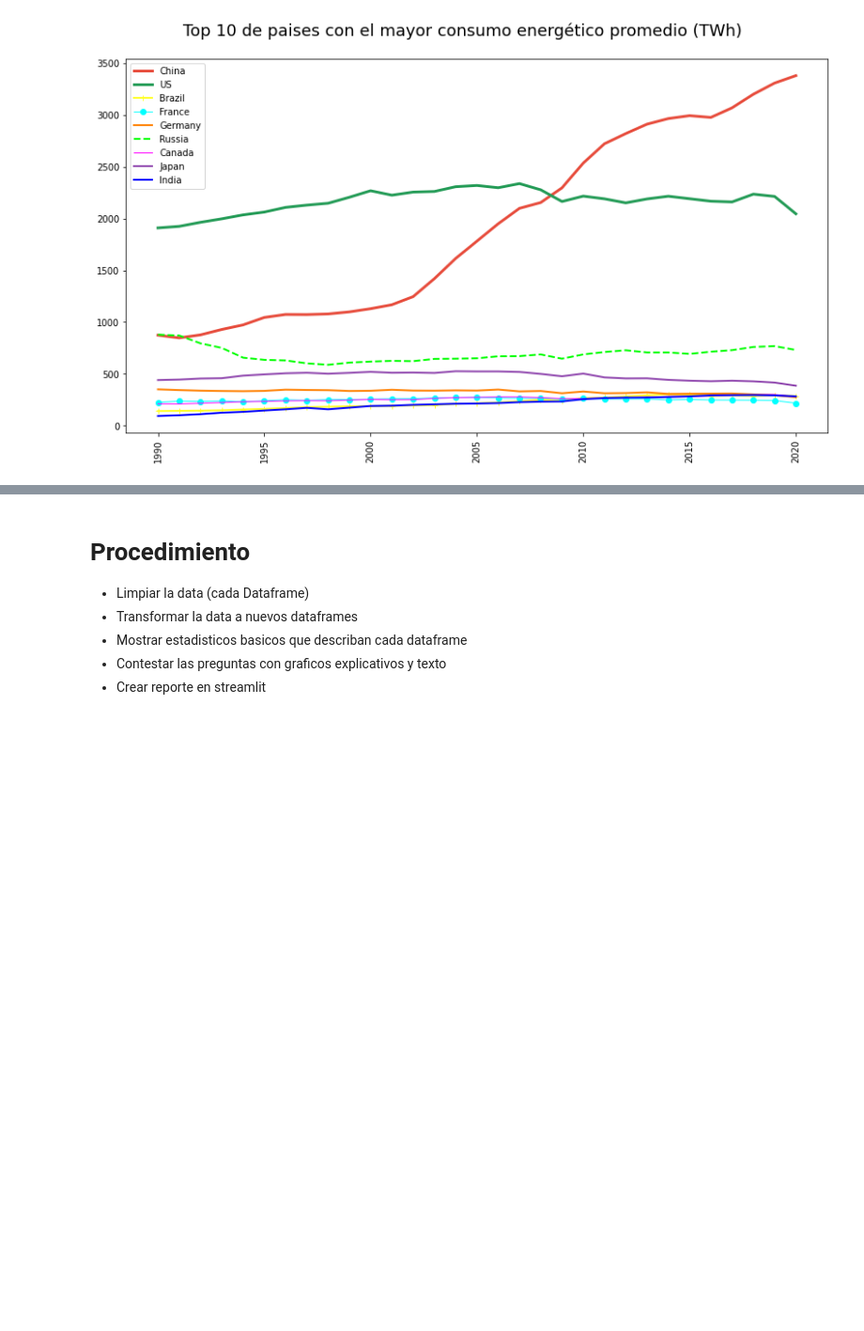
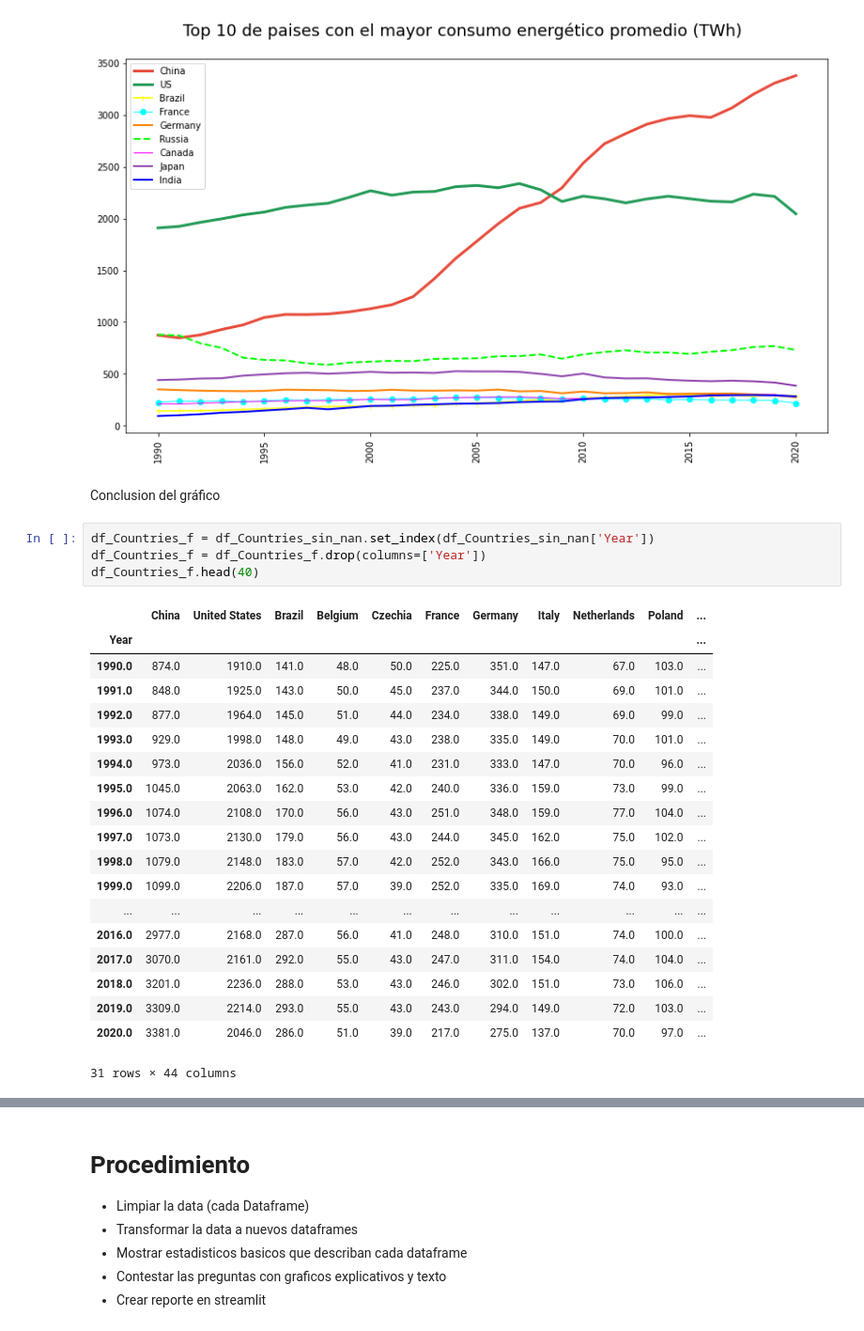
Before and after one commit to malvaradogcode/ProyectBootcamp, a Jupyter notebook: src/eda.ipynb, the cells around one changed output, grey strips where cells are left out. Shown: that part at 94% size. Cells and saved outputs as stored; diff of their text form; blank space fills up the shorter version.

```diff
--- a/src/eda.ipynb
+++ b/src/eda.ipynb
@@ -320,3 +312,29 @@ fig.suptitle('Top 10 de paises con el mayor consumo energético promedio (TWh)',
 plt.show()
 # %% [output]
 [figure]
+# %% [markdown]
+Conclusion del gráfico
+# %%
+df_Countries_f = df_Countries_sin_nan.set_index(df_Countries_sin_nan['Year'])
+df_Countries_f = df_Countries_f.drop(columns=['Year'])
+df_Countries_f.head(40)
+# %% [output]
+|  | China | United States | Brazil | Belgium | Czechia | France | Germany | Italy | Netherlands | Poland | ... |
+| Year |  |  |  |  |  |  |  |  |  |  | ... |
+| 1990.0 | 874.0 | 1910.0 | 141.0 | 48.0 | 50.0 | 225.0 | 351.0 | 147.0 | 67.0 | 103.0 | ... |
+| 1991.0 | 848.0 | 1925.0 | 143.0 | 50.0 | 45.0 | 237.0 | 344.0 | 150.0 | 69.0 | 101.0 | ... |
+| 1992.0 | 877.0 | 1964.0 | 145.0 | 51.0 | 44.0 | 234.0 | 338.0 | 149.0 | 69.0 | 99.0 | ... |
+| 1993.0 | 929.0 | 1998.0 | 148.0 | 49.0 | 43.0 | 238.0 | 335.0 | 149.0 | 70.0 | 101.0 | ... |
+| 1994.0 | 973.0 | 2036.0 | 156.0 | 52.0 | 41.0 | 231.0 | 333.0 | 147.0 | 70.0 | 96.0 | ... |
+| 1995.0 | 1045.0 | 2063.0 | 162.0 | 53.0 | 42.0 | 240.0 | 336.0 | 159.0 | 73.0 | 99.0 | ... |
+| 1996.0 | 1074.0 | 2108.0 | 170.0 | 56.0 | 43.0 | 251.0 | 348.0 | 159.0 | 77.0 | 104.0 | ... |
+| 1997.0 | 1073.0 | 2130.0 | 179.0 | 56.0 | 43.0 | 244.0 | 345.0 | 162.0 | 75.0 | 102.0 | ... |
+| 1998.0 | 1079.0 | 2148.0 | 183.0 | 57.0 | 42.0 | 252.0 | 343.0 | 166.0 | 75.0 | 95.0 | ... |
+| 1999.0 | 1099.0 | 2206.0 | 187.0 | 57.0 | 39.0 | 252.0 | 335.0 | 169.0 | 74.0 | 93.0 | ... |
+| ... | ... | ... | ... | ... | ... | ... | ... | ... | ... | ... | ... |
+| 2016.0 | 2977.0 | 2168.0 | 287.0 | 56.0 | 41.0 | 248.0 | 310.0 | 151.0 | 74.0 | 100.0 | ... |
+| 2017.0 | 3070.0 | 2161.0 | 292.0 | 55.0 | 43.0 | 247.0 | 311.0 | 154.0 | 74.0 | 104.0 | ... |
+| 2018.0 | 3201.0 | 2236.0 | 288.0 | 53.0 | 43.0 | 246.0 | 302.0 | 151.0 | 73.0 | 106.0 | ... |
+| 2019.0 | 3309.0 | 2214.0 | 293.0 | 55.0 | 43.0 | 243.0 | 294.0 | 149.0 | 72.0 | 103.0 | ... |
+| 2020.0 | 3381.0 | 2046.0 | 286.0 | 51.0 | 39.0 | 217.0 | 275.0 | 137.0 | 70.0 | 97.0 | ... |
+31 rows × 44 columns
```
Also changed, not shown: parts of 24 cells of this notebook, 1 other file.
